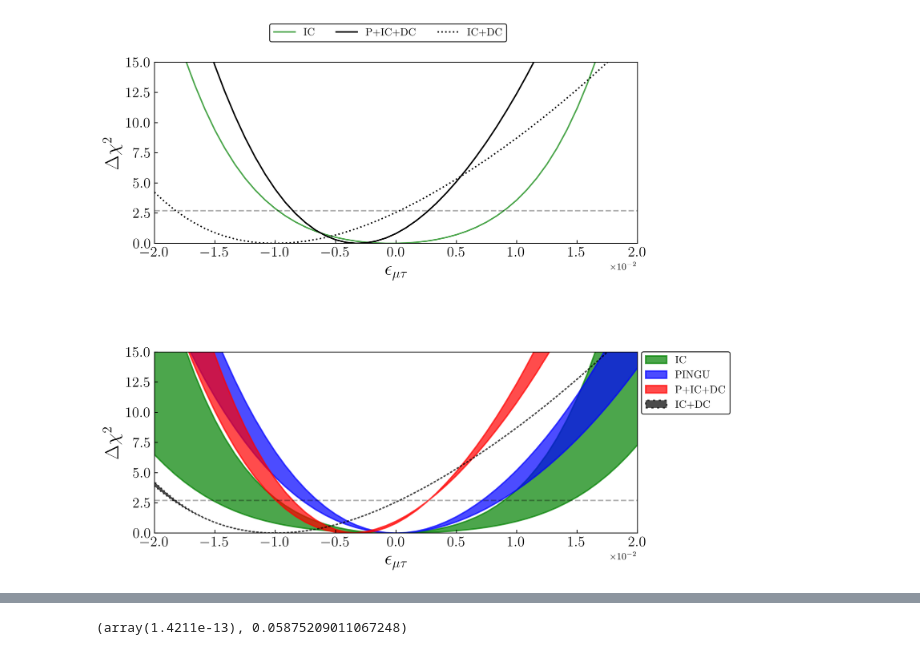
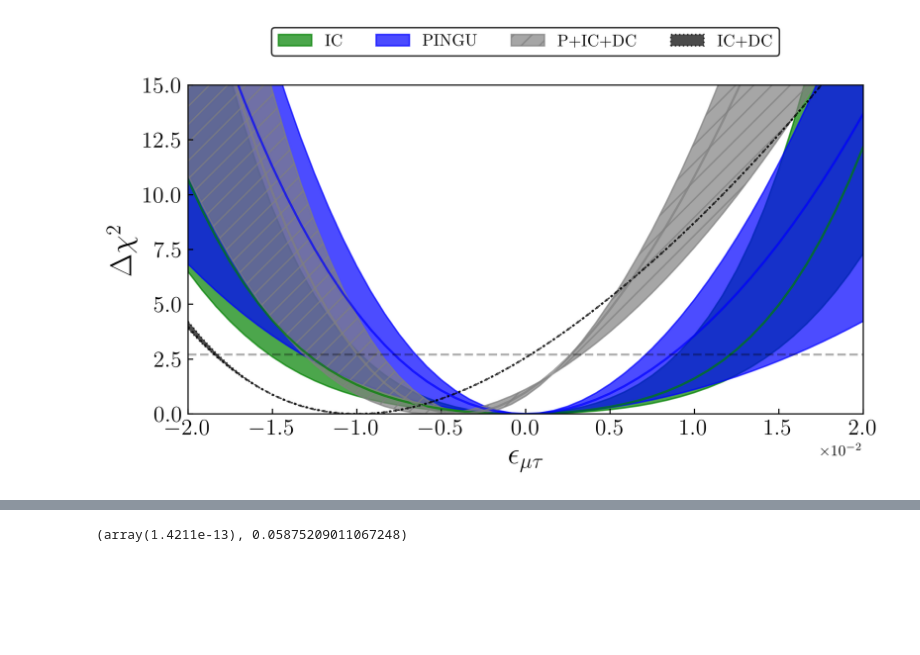
Before and after one commit to Sjoeborg/thesis, a Jupyter notebook: notebooks/joint.ipynb, the cells around one changed output, grey strips where cells are left out. Cells and saved outputs as stored; diff of their text form; code cells hidden in the pictures; blank space fills up the shorter version.

```diff
--- a/notebooks/joint.ipynb
+++ b/notebooks/joint.ipynb
@@ -53,0 +37,9 @@ param_list = list_of_params_nsi(param_dict, dm31_range, th23_range,ett_range, em
+# %%
+ndim = 3
+livetime = 3*365*24*3600 #Effective livetime table1 DC2019 2.45
+ordering = 'NO'
+IO = False if ordering == 'NO' else True
+worst_cases={}
+normal_cases={}
+best_cases={}
+nsi_list = ['ett','emt','eem','eet']
@@ -196,45 +242,31 @@ else:
 # %%
-fig,ax = plt.subplots(2,1,figsize=(9,9))
+fig,ax = plt.subplots(1,1,figsize=(8,4))
+finer_e_range = np.linspace(-2e-2,2e-2,49)
 
-ax[0].plot(finer_e_range, I_interpolated_emt_best,label='IC', alpha=0.7, lw=1.5, c='g')
-ax[0].plot(finer_e_range, PID_interpolated_emt_best,label='P+IC+DC', c='k', lw=1.5)
-ax[0].plot(finer_e_range, ID_interpolated_emt_best,label='IC+DC', c='k', lw=1.5, ls=':')
+ax.fill_between(finer_e_range, best_cases['I_emt'], worst_cases['I_emt'],label='IC ', alpha=0.7, color='g')
+ax.plot(finer_e_range, normal_cases['I_emt'], alpha=0.7, lw=1.5, color='g')
+ax.fill_between(finer_e_range, best_cases['P_emt'], worst_cases['P_emt'],label='PINGU', alpha=0.7, color='b')
+ax.plot(finer_e_range, normal_cases['P_emt'], alpha=0.7, lw=1.5, color='b')
+ax.fill_between(finer_e_range, best_cases['PID_emt'], worst_cases['PID_emt'], label='P+IC+DC', alpha=0.7,color='grey', hatch='//')
+ax.plot(finer_e_range, normal_cases['PID_emt'], alpha=0.7, lw=1.5,color='grey')
+ax.fill_between(finer_e_range, best_cases['ID_emt'], worst_cases['ID_emt'],label='IC+DC', alpha=0.7, color='k', ls='dotted')
+ax.plot(finer_e_range, normal_cases['ID_emt'], alpha=0.7, lw=1.5,color='k', ls='dotted')
 
-ax[0].axhline(chi2.ppf(0.9,1), alpha=0.3, c='black', ls = '--')
+ax.axhline(chi2.ppf(0.9,1), alpha=0.3, c='black', ls = '--')
 
-
-ax[0].set_ylim(bottom=0, top=15)
-ax[0].set_xlim(left=-2e-2, right=2e-2)
-ax[0].set_xlabel(r'$\epsilon_{\mu\tau}$', fontsize=20)
-ax[0].set_ylabel(r'$\Delta \chi^2$', fontsize=20)
-ax[0].tick_params(labelsize=15)
-handles, labels = ax[0].get_legend_handles_labels()
-leg= fig.legend(handles, labels, loc='upper center', ncol=3, bbox_to_anchor=(0.5, 0.95),fontsize=11)
+ax.set_ylim(bottom=0, top=15)
+ax.set_xlim(left=-2e-2, right=2e-2)
+ax.set_xlabel(r'$\epsilon_{\mu\tau}$', fontsize=20)
+ax.set_ylabel(r'$\Delta \chi^2$', fontsize=20)
+ax.tick_params(labelsize=15)
+handles, labels = ax.get_legend_handles_labels()
+leg= ax.legend(handles, labels, loc='upper center', ncol=4, bbox_to_anchor=(0.5, 1.2),fontsize=11)
 leg.get_frame().set_edgecolor('k')
-ax[0].tick_params(axis='both', direction='in', which='both')
-ax[0].ticklabel_format(axis="x", style="sci", scilimits=(0,0))
-
-
-ax[1].fill_between(finer_e_range, I_interpolated_emt_worst, I_interpolated_emt_best,label='IC ', alpha=0.7, lw=1.5, color='g')
-ax[1].fill_between(finer_e_range, P_interpolated_emt_worst, P_interpolated_emt_best,label='PINGU', alpha=0.7, lw=1.5, color='b')
-ax[1].fill_between(finer_e_range, PID_interpolated_emt_worst,PID_interpolated_emt_best, label='P+IC+DC', alpha=0.7, lw=1.5,color='k', hatch='//')
-ax[1].fill_between(finer_e_range, ID_interpolated_emt_worst,ID_interpolated_emt_best,label='IC+DC', alpha=0.7, lw=1.5,color='k', ls='dotted')
-
-ax[1].axhline(chi2.ppf(0.9,1), alpha=0.3, c='black', ls = '--')
-
-ax[1].set_ylim(bottom=0, top=15)
-ax[1].set_xlim(left=-2e-2, right=2e-2)
-ax[1].set_xlabel(r'$\epsilon_{\mu\tau}$', fontsize=20)
-ax[1].set_ylabel(r'$\Delta \chi^2$', fontsize=20)
-ax[1].tick_params(labelsize=15)
-handles, labels = ax[1].get_legend_handles_labels()
-leg= ax[1].legend(handles, labels, loc='upper center', ncol=1, bbox_to_anchor=(1.1, 1.03),fontsize=11)
-leg.get_frame().set_edgecolor('k')
-ax[1].tick_params(axis='both', direction='in', which='both')
-ax[1].ticklabel_format(axis="x", style="sci", scilimits=(0,0))
+ax.tick_params(axis='both', direction='in', which='both')
+ax.ticklabel_format(axis="x", style="sci", scilimits=(0,0))
 plt.subplots_adjust(hspace=0.6)
 fig.savefig('article/figures/PID_3D_emt.pdf', bbox_inches="tight")
 #from subprocess import call
 #_ = call('pdfcrop article/figures/PID_3D_emt.pdf article/figures/PID_3D_emt.pdf')
 # %% [output]
-[figure, old version]
+[figure, new version]
```
Also changed, not shown: parts of 24 cells of this notebook, 12 other files.
